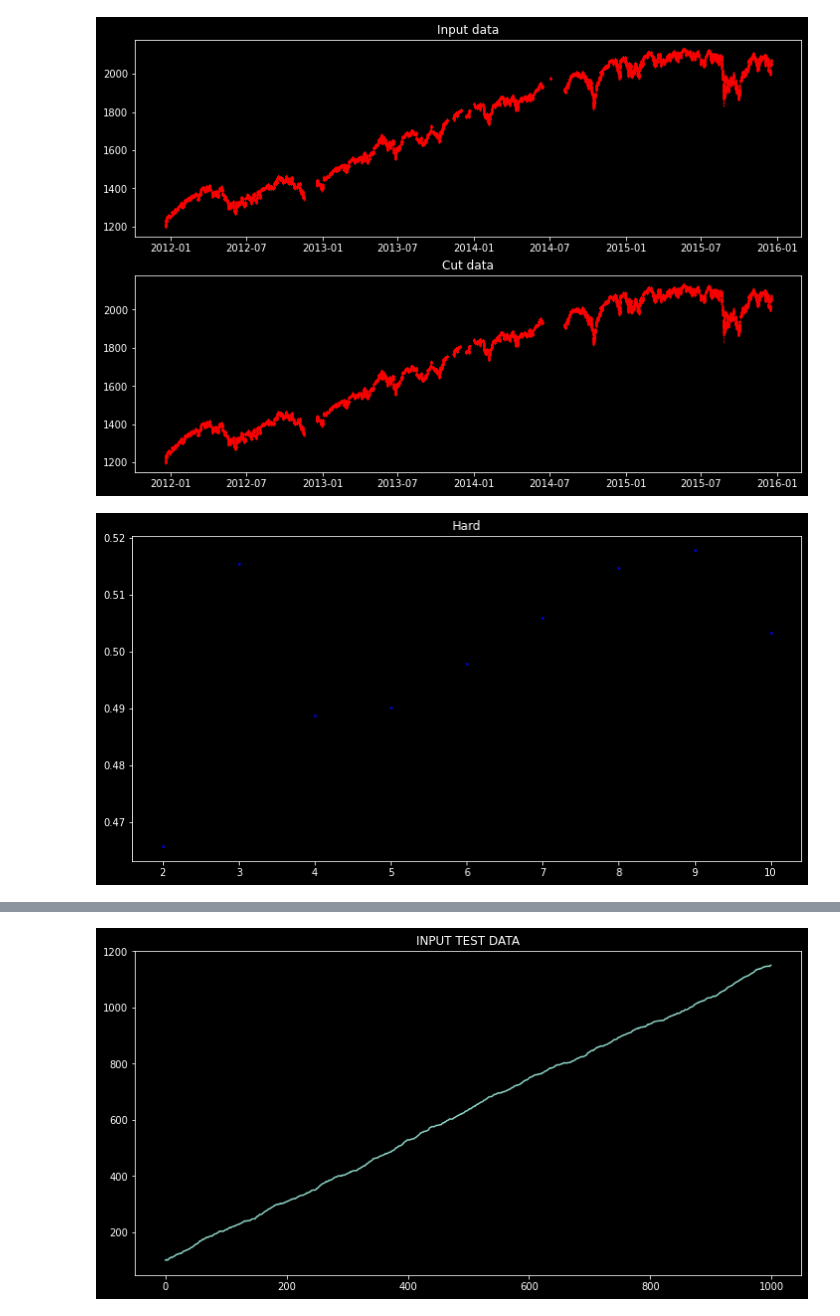
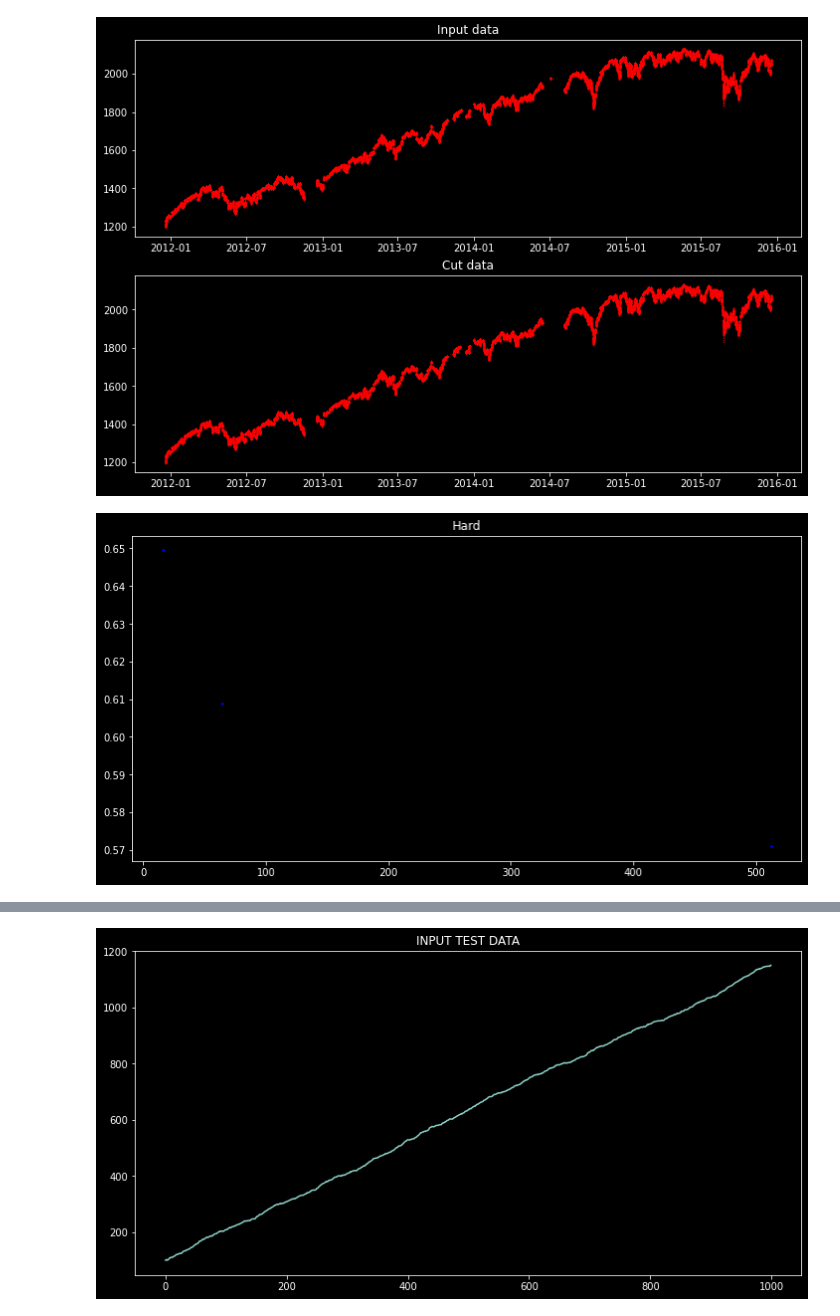
Before and after one commit to Molozey/algo-andrii, a Jupyter notebook: Andrii/folder_15/Hurst exponent.ipynb, the cells around one changed output, grey strips where cells are left out. Cells and saved outputs as stored; diff of their text form; code cells hidden in the pictures.

```diff
--- a/Andrii/folder_15/Hurst exponent.ipynb
+++ b/Andrii/folder_15/Hurst exponent.ipynb
@@ -167,31 +167,30 @@ def _hurst_estimate_time_lag(time_lag, inp_data):
     number_of_sub_series = len(inp_data) // time_lag
     R_array = list()
     S_array = list()
-    for sub_serial in range(number_of_sub_series):
+    for sub_serial in range(0, number_of_sub_series):
         buffer_data = inp_data[sub_serial * time_lag:(sub_serial + 1) * time_lag]
-        buffer_mean = np.mean(buffer_data)
+        if len(buffer_data) == 0:
+            break
+        buffer_mean = np.nanmean(buffer_data)
         normalized = buffer_data - buffer_mean
         cumulative_normalized = np.cumsum(normalized)
-        standard_deviation = np.std(buffer_data, ddof=0)
+        standard_deviation = np.nanstd(buffer_data, ddof=0)
         R_array.append(max(cumulative_normalized) - min(cumulative_normalized))
         S_array.append(standard_deviation)
-    mean_RS = np.mean(np.divide(R_array, S_array))
+    mean_RS = np.nanmean(np.divide(R_array, S_array))
     return mean_RS
 
 def _hurst_runner(inp_data, HYPERPARAM_0, ANIS_LLOYD):
 
-    #Q_ARRAY = [2 ** q for q in range(1, int(np.log2(len(inp_data)) / HYPERPARAM_0))]
-    M = len(inp_data) / 2
+    Q_ARRAY = [2 ** q for q in range(1, int(np.log2(len(inp_data)) / HYPERPARAM_0))]
+    #print(Q_ARRAY)
+    #M = len(inp_data) / 2
     #Q_ARRAY = [q for q in range(5, int(M / HYPERPARAM_0), int(M / HYPERPARAM_0) // 10)]
-    Q_ARRAY = [2 ** q for q in range(1, int(np.log(len(inp_data))))]
+    #Q_ARRAY = [2 ** q for q in range(1, int(np.log(len(inp_data))))]
 
     RS_ARRAY = list()
-    plt.figure()
-    plt.title(f'{HYPERPARAM_0}')
     for _ in Q_ARRAY:
         RS_ARRAY.append(_hurst_estimate_time_lag(_, inp_data))
-        plt.plot(np.log(_), np.log(RS_ARRAY[-1]), 'o', color='blue', markersize=2, alpha=.7)
-    plt.show()
     def result(_buf_x_, COFFS):
         return np.multiply(_buf_x_, COFFS[0]) + COFFS[1]
     # print('Q ARRAY \n', np.log(Q_ARRAY))
@@ -209,23 +208,24 @@ def _hurst_runner(inp_data, HYPERPARAM_0, ANIS_LLOYD):
             ALC = np.sum([np.sqrt((Q_ARRAY[-1] - i) / i) for i in range(1, Q_ARRAY[-1] -1)]) / np.sqrt(Q_ARRAY[-1] * np.pi / 2)
             POLYFIT = np.polyfit(np.log(Q_ARRAY), np.log(RS_ARRAY) - np.log(ALC) + np.log(Q_ARRAY[-1]) / 2, deg=1)
     # print(f'FOR sample_len={HYPERPARAM_0} MAX Q = {Q_ARRAY[-1]}\nn * {POLYFIT[0]} + {POLYFIT[1]}\n================')
-    print(f'FOR LAG Q={Q_ARRAY[-1]} HURST EXPONENT={POLYFIT[0]}')
+    #print(f'FOR LAG Q={Q_ARRAY[-1]} HURST EXPONENT={POLYFIT[0]}')
     return POLYFIT[0], POLYFIT[1]
 
-def hurst_optimizer(inp_data, ANIS_LLOYD=False):
+def hurst_optimizer(inp_data, ANIS_LLOYD=False, simplify=1):
     plt.figure(figsize=(12,6))
     plt.title('Hard')
+    inp_data = np.log(inp_data)
     inp_data = np.diff(inp_data) / inp_data[:-1]
     #for HYPER in range(int(np.log(len(inp_data)) / 2), 1, -1):
-    for HYPER in tqdm(range(10, 1, -1)):
+    for HYPER in tqdm(np.arange(4,1.5,-0.2 * simplify)):
         CF_a, CF_b = _hurst_runner(inp_data, HYPERPARAM_0=HYPER, ANIS_LLOYD=ANIS_LLOYD)
-        plt.plot(HYPER, CF_a,  'o', color='blue', markersize=2, alpha=.7)
+        plt.plot((2 ** int(np.log2(len(inp_data)) / HYPER)), CF_a,  'o', color='blue', markersize=2, alpha=.7)
 # %%
 nrm = normalize_data(data).close.values
 # %% [output]
 Duplicates at 6.18% of data
 [figure]
 # %%
-hurst_optimizer(nrm)
+hurst_optimizer(nrm, simplify=5)
 # %% [output]
-[figure, old version]
+[figure, new version]
```
Also changed, not shown: parts of 6 cells of this notebook.
